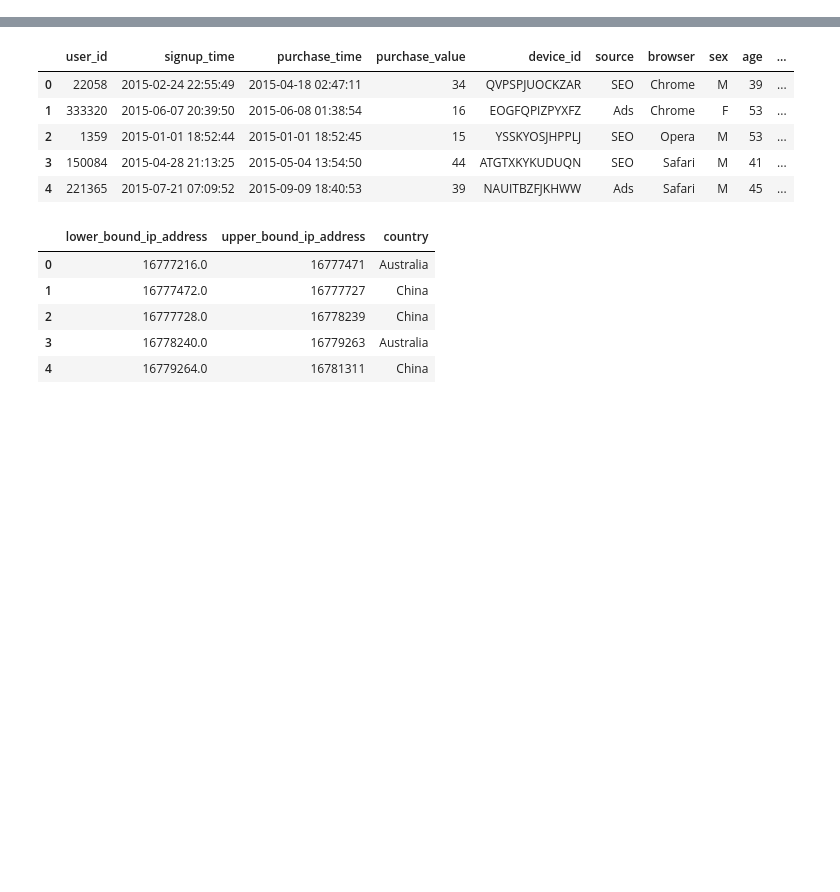
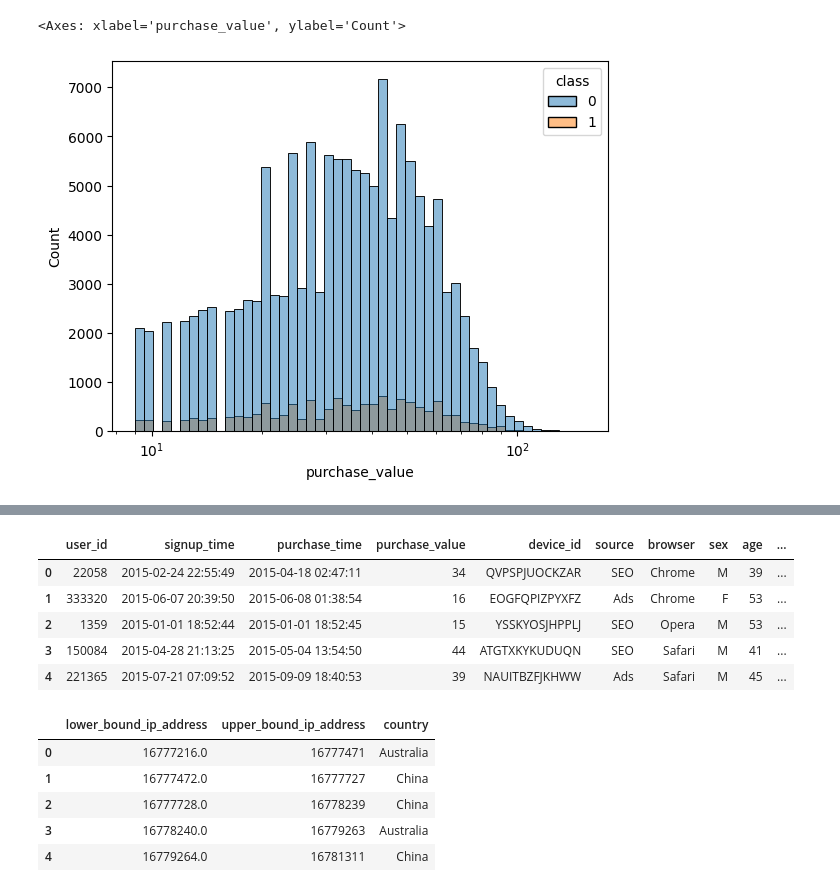
Before and after one commit to Abel5173/Fraud-Detection-Ecommerce-Banking, a Jupyter notebook: notebooks/fraud_detection_task1.ipynb, the cells around one changed output, grey strips where cells are left out. Cells and saved outputs as stored; diff of their text form; code cells hidden in the pictures; blank space fills up the shorter version.

```diff
--- a/notebooks/fraud_detection_task1.ipynb
+++ b/notebooks/fraud_detection_task1.ipynb
@@ -20,0 +32,6 @@ creditcard_data = pd.read_csv(os.path.join(DATA_DIR, "creditcard.csv"))
+# %%
+sns.histplot(data=fraud_data, x='purchase_value',
+             hue='class', bins=50, log_scale=True)
+# %% [output]
+<Axes: xlabel='purchase_value', ylabel='Count'>
+[figure, added]
```
Also changed, not shown: parts of 5 cells of this notebook, 5 other files.
